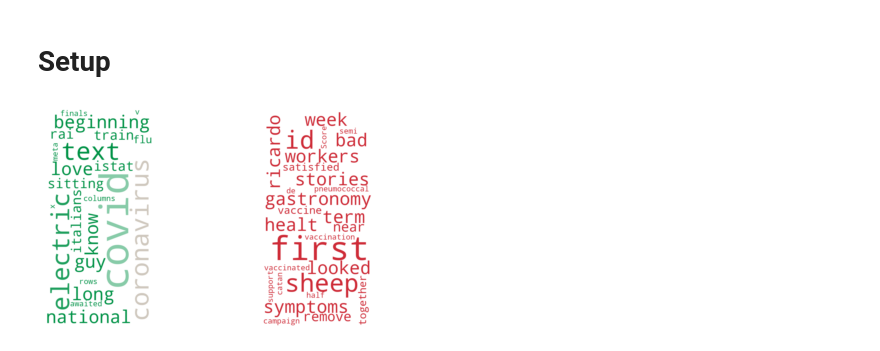
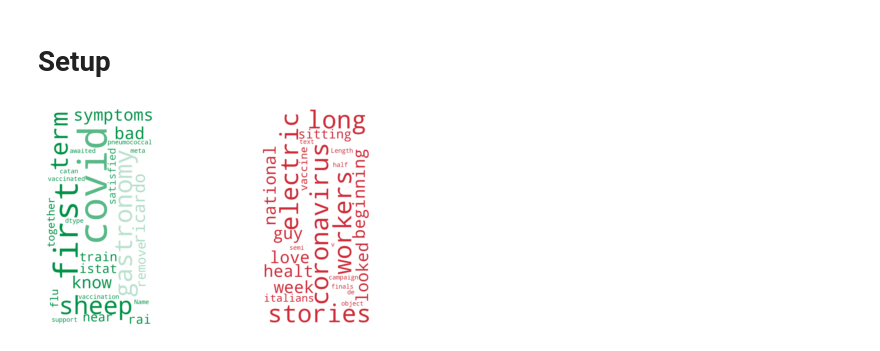
Before and after one commit to AidenWilliams/European-Covid-19-Vaccine-Sentiment-Analyses-On-Twitter-and-Article-Data, a Jupyter notebook: Wordcloud.ipynb, the cells around one changed output. Cells and saved outputs as stored; diff of their text form; code cells hidden in the pictures.

```diff
--- a/Wordcloud.ipynb
+++ b/Wordcloud.ipynb
@@ -34,28 +34,28 @@ def save_wordcloud(data, title, mask):
 # %%
 LanguageDataFrames = defaultdict(lambda: {'December':None, 'January':None, 'February':None, 'March':None, 'April':None, 'May':None})
 
 languages = {
                 1: 'en',
                 2: 'es',
                 3: 'fr',
                 4: 'de',
                 5: 'nl',
                 6: 'it',
             }
 
 for month in tqdm(['December', 'January', 'February', 'March', 'April', 'May']):
     for language in languages:
         daypaths = []
         for day in [0, 1, 2, 3, 4]:
                 daypaths.append('Data/Analyzed Tweets/' + str(month) + str(day) + languages[language] + '.json')
 
         LanguageDataFrames[language][month] = pd.read_json(daypaths[0])
         for day in [1, 2, 3, 4]:
             LanguageDataFrames[language][month] = LanguageDataFrames[language][month].append(pd.read_json(daypaths[day]), ignore_index = True)
 
-        data = LanguageDataFrames[language][month]
+        data = LanguageDataFrames[language][month]['text']
         title = month + ' ' + languages[language] + ' word cloud'
 
         save_wordcloud(data, title, countryflags[languages[language]])
 # %% [output]
-[figure, old version]
+[figure, new version]
```
Also changed, not shown: 36 other files.
